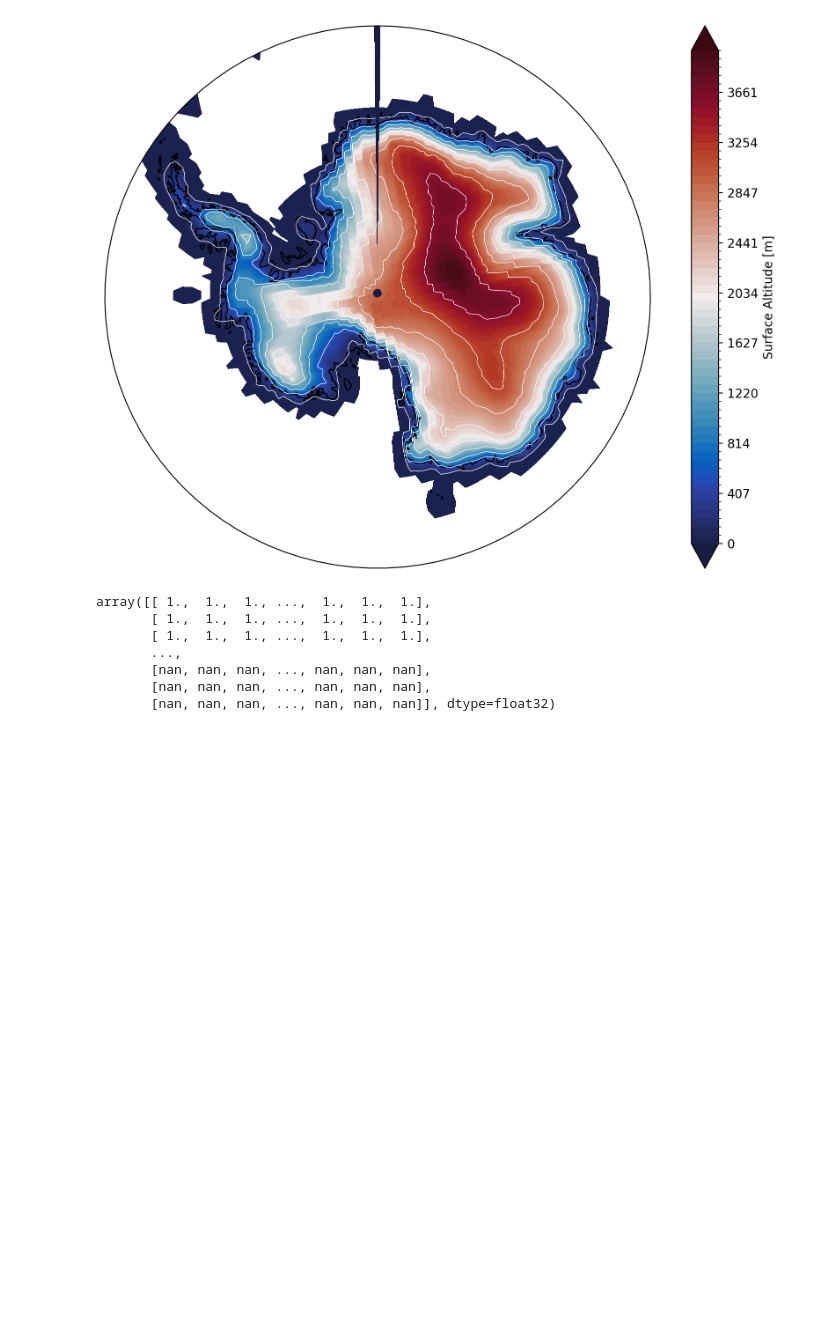
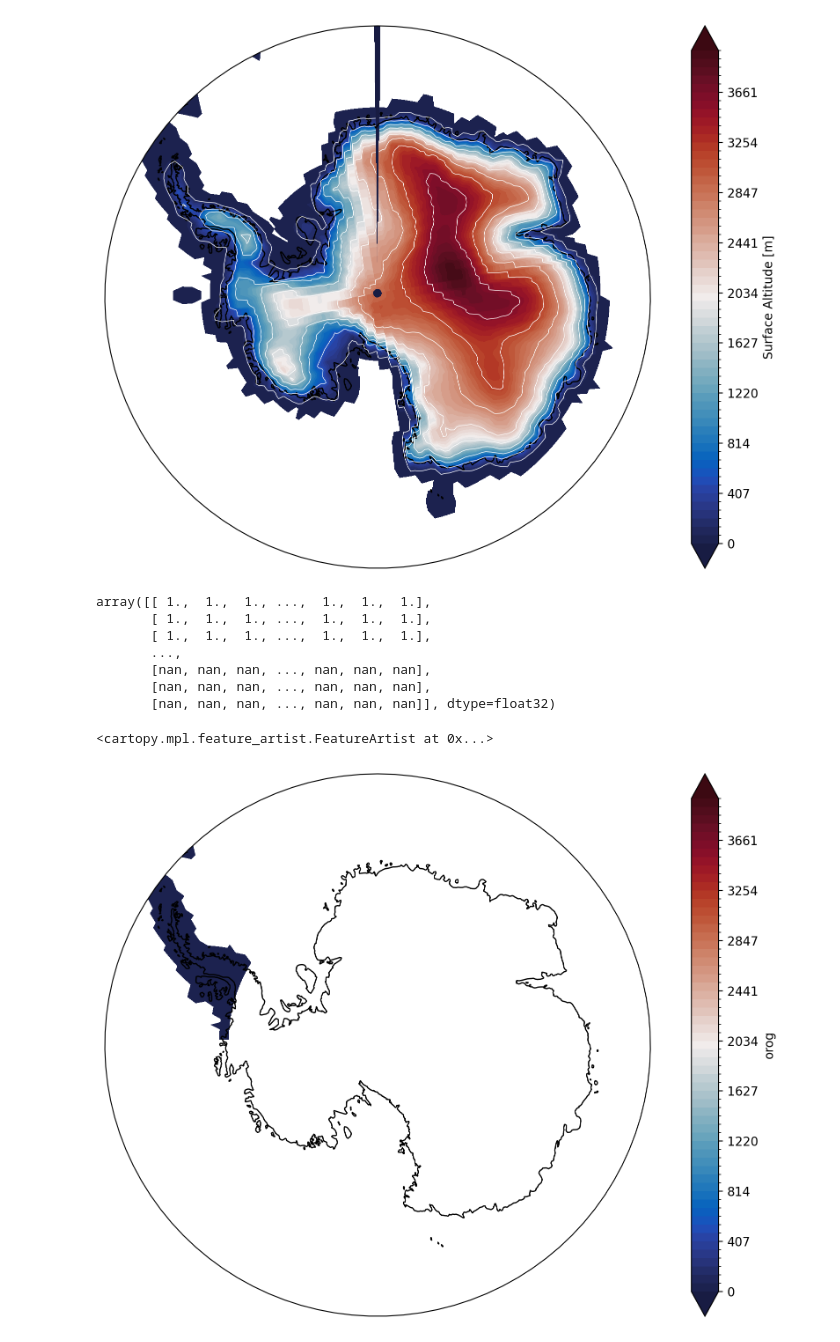
Before and after one commit to twass21/katabatic_winds, a Jupyter notebook: Masks.ipynb, the cells around one changed output. Saved outputs shown, nothing was run; the diff lists cells and outputs as text; code cells hidden in the pictures; blank space fills up the shorter version.

Commit message:
Tested masks

```diff
--- a/Masks.ipynb
+++ b/Masks.ipynb
@@ -401,0 +411,27 @@ ESM4_mask['plateau_ESM4']=plateau_ESM4_mask
+# %%
+#woo it works
+subplot_kws = dict(projection=ccrs.SouthPolarStereo())
+fig, ax = plt.subplots(figsize=[12, 8],subplot_kw=subplot_kws)
+
+peninsula_ESM4_mask.plot.contourf(ax=ax,
+               transform =ccrs.PlateCarree(),
+               vmin=0,
+               vmax=4000,
+               extend='both',
+               cmap=cmocean.cm.balance, levels=60)
+
+
+    # Limit the map to -50 degrees latitude and below.
+ax.set_extent([-180, 180, -90, -60], ccrs.PlateCarree())
+
+
+theta = np.linspace(0, 2*np.pi, 100)
+center, radius = [0.5, 0.5], 0.5
+verts = np.vstack([np.sin(theta), np.cos(theta)]).T
+circle = mpath.Path(verts * radius + center)
+
+ax.set_boundary(circle, transform=ax.transAxes)
+ax.coastlines()
+# %% [output]
+<cartopy.mpl.feature_artist.FeatureArtist at 0x...>
+[figure, added]
```
Also changed, not shown: parts of 12 cells of this notebook.
